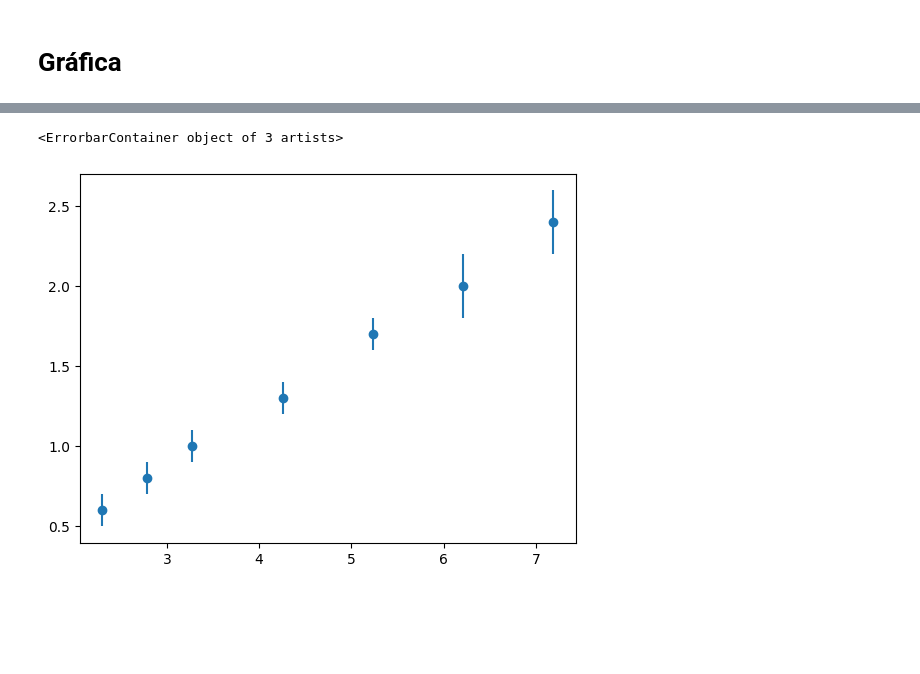
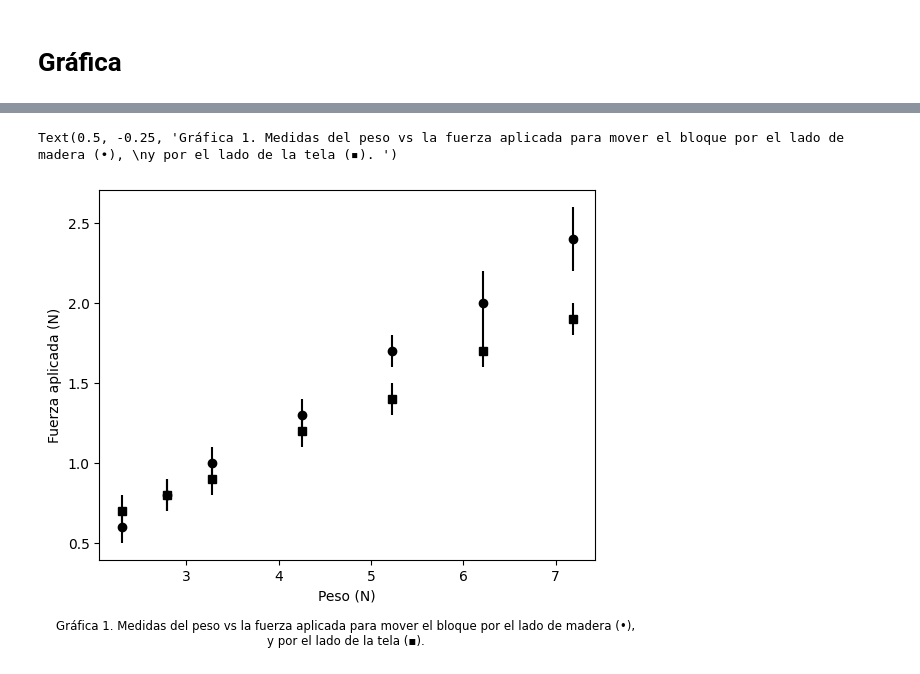
Before and after one commit to Hdavid1123/F-sica-Experimental-II-2024-1, a Jupyter notebook: Tarea_3/minimos_cuadrados.ipynb, the cells around one changed output, grey strips where cells are left out. Cells and saved outputs as stored; diff of their text form; code cells hidden in the pictures; blank space fills up the shorter version.

Commit message:
Se añadieron gráficas, y cosas menores (mejorado)

```diff
--- a/Tarea_3/minimos_cuadrados.ipynb
+++ b/Tarea_3/minimos_cuadrados.ipynb
@@ -117,5 +94,10 @@ plt.show
-# %%
-plt.errorbar(weight, wood_newtons, yerr= dwood_newtons, fmt='o', label='Puntos con barras de error')
-# %% [output]
-<ErrorbarContainer object of 3 artists>
-[figure, removed]
+# %%
+plt.errorbar(weight, wood_newtons, color = 'black', yerr= dwood_newtons, fmt='o')
+plt.errorbar(weight, fabric_newtons, color = 'black', yerr= dfabric_newtons, fmt='s')
+
+plt.xlabel('Peso (N)')
+plt.ylabel('Fuerza aplicada (N)')
+plt.title('Gráfica 1. Medidas del peso vs la fuerza aplicada para mover el bloque por el lado de madera (•), \ny por el lado de la tela (▪). ', y = -0.25, fontsize = 8.5)
+# %% [output]
+Text(0.5, -0.25, 'Gráfica 1. Medidas del peso vs la fuerza aplicada para mover el bloque por el lado de madera (•), \ny por el lado de la tela (▪). ')
+[figure, added]
```
Also changed, not shown: parts of 3 cells of this notebook.
